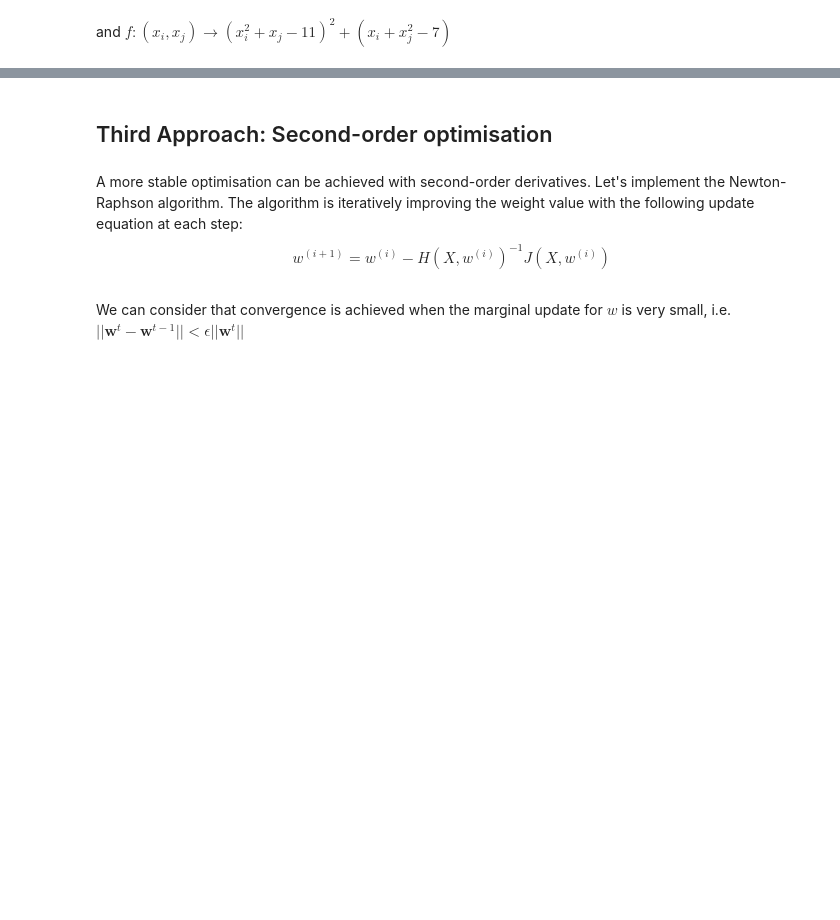
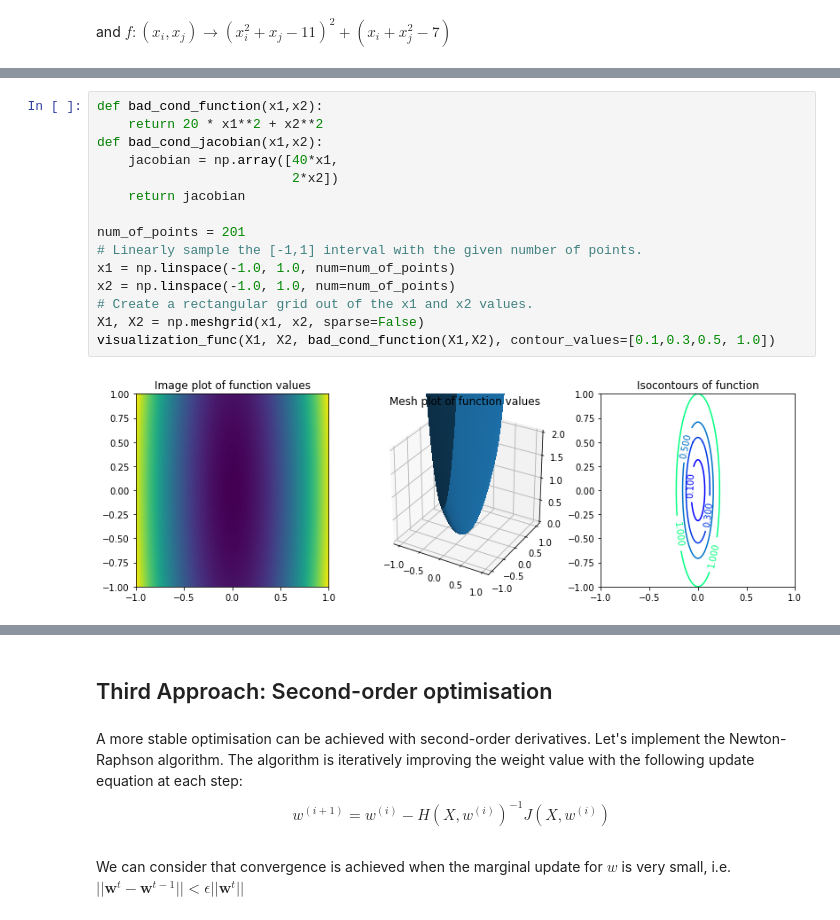
Before and after one commit to cjim8889/COMP0169-Machine-Learning-for-Visual-Computing-2020, a Jupyter notebook: Week_2/Lab Session 2 - Optimization.ipynb, the cells around one changed output, grey strips where cells are left out. Saved outputs shown, nothing was run; the diff lists cells and outputs as text; blank space fills up the shorter version.

```diff
--- a/Week_2/Lab Session 2 - Optimization.ipynb
+++ b/Week_2/Lab Session 2 - Optimization.ipynb
@@ -470,0 +549,17 @@ Numerical error - Analytical/Numerical jacobian:  1.9795721580559674e-06
+# %%
+def bad_cond_function(x1,x2):
+    return 20 * x1**2 + x2**2
+def bad_cond_jacobian(x1,x2):
+    jacobian = np.array([40*x1,
+                         2*x2])
+    return jacobian
+
+num_of_points = 201
+# Linearly sample the [-1,1] interval with the given number of points.
+x1 = np.linspace(-1.0, 1.0, num=num_of_points)
+x2 = np.linspace(-1.0, 1.0, num=num_of_points)
+# Create a rectangular grid out of the x1 and x2 values.
+X1, X2 = np.meshgrid(x1, x2, sparse=False)
+visualization_func(X1, X2, bad_cond_function(X1,X2), contour_values=[0.1,0.3,0.5, 1.0])
+# %% [output]
+[figure, added]
```
Also changed, not shown: parts of 22 cells of this notebook.
